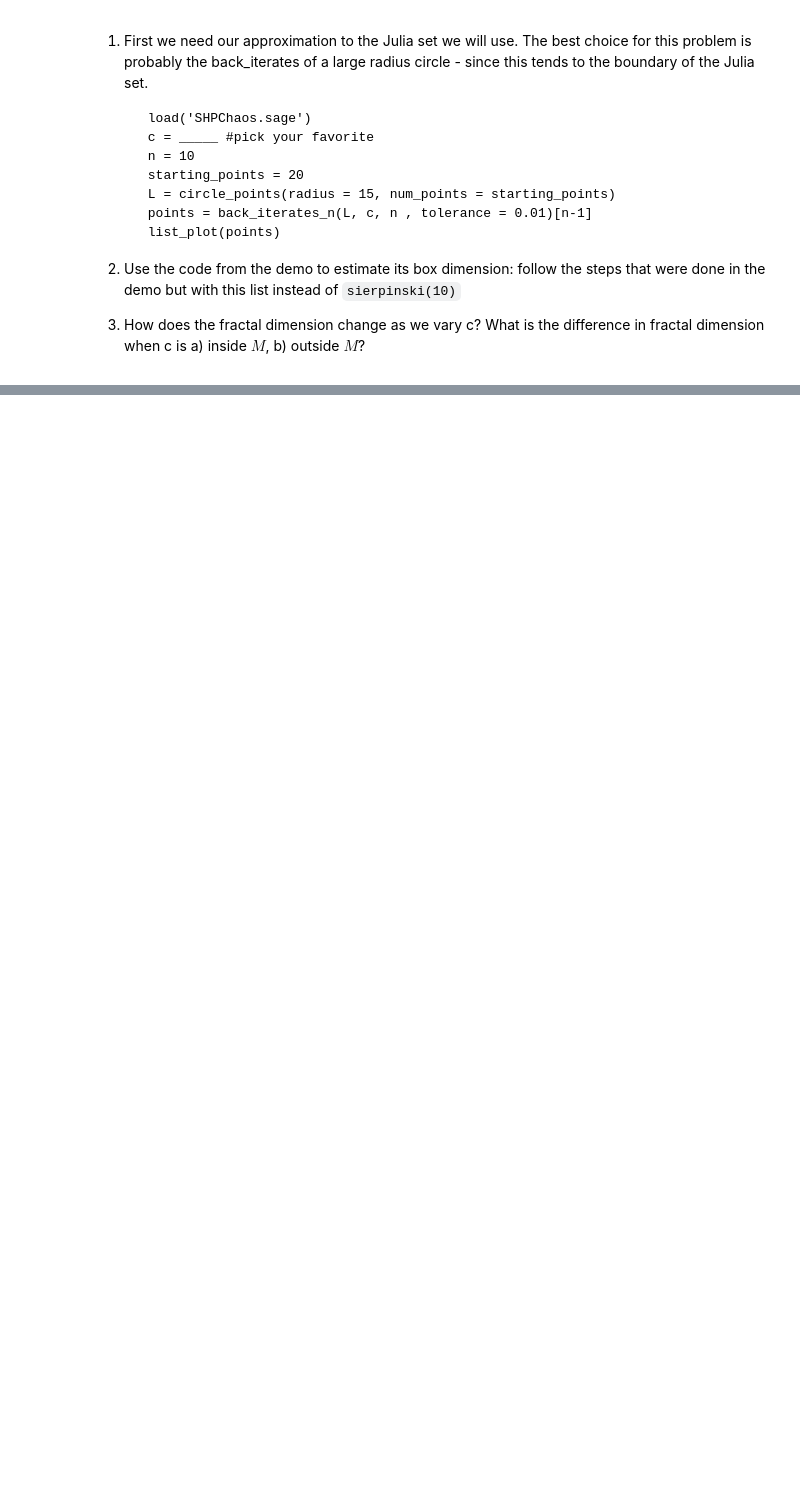
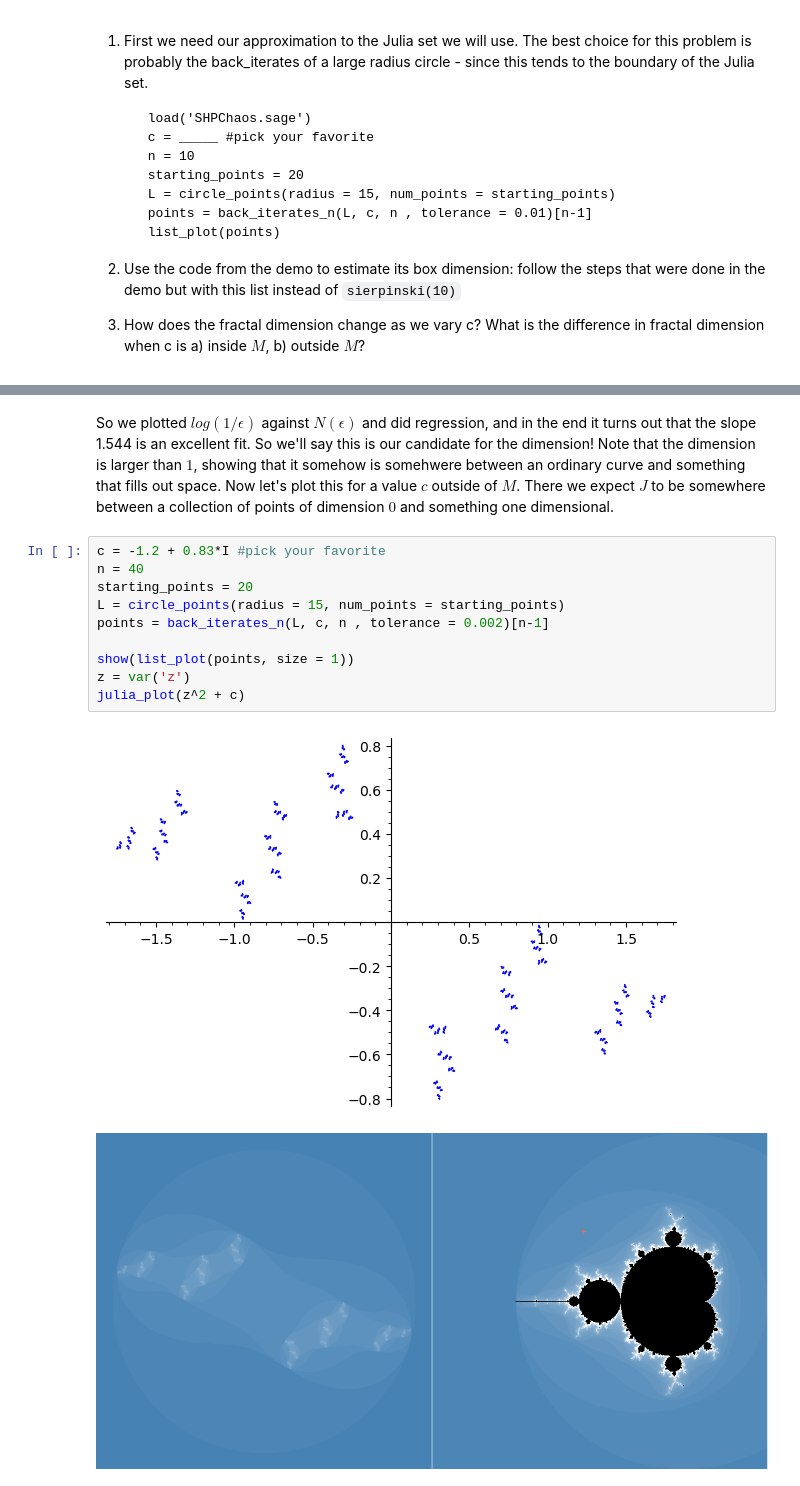
Before and after one commit to sam-dehority/SHPChaoasandFractals2021Spring, a Jupyter notebook: 4-17Problems.ipynb, the cells around one changed output, grey strips where cells are left out. Drawn from its saved outputs; the diff is of its cells as text; blank space fills up the shorter version.

```diff
--- a/4-17Problems.ipynb
+++ b/4-17Problems.ipynb
@@ -20,0 +80,15 @@ The goal of these problems is to apply what we have learned in the demo about bo
+# %% [markdown]
+So we plotted $log(1/\epsilon)$ against $N(\epsilon)$ and did regression, and in the end it turns out that the slope 1.544 is an excellent fit. So we'll say this is our candidate for the dimension! Note that the dimension is larger than $1$, showing that it somehow is somehwere between an ordinary curve and something that fills out space.  Now let's plot this for a value $c$ outside of $M$. There we expect $J$ to be somewhere between a collection of points of dimension $0$ and something one dimensional.
+# %%
+c = -1.2 + 0.83*I #pick your favorite
+n = 40
+starting_points = 20
+L = circle_points(radius = 15, num_points = starting_points)
+points = back_iterates_n(L, c, n , tolerance = 0.002)[n-1]
+
+show(list_plot(points, size = 1))
+z = var('z')
+julia_plot(z^2 + c)
+# %% [output]
+[figure, added]
+[figure, added]
```
Also changed, not shown: parts of 7 cells of this notebook, 2 other files.
